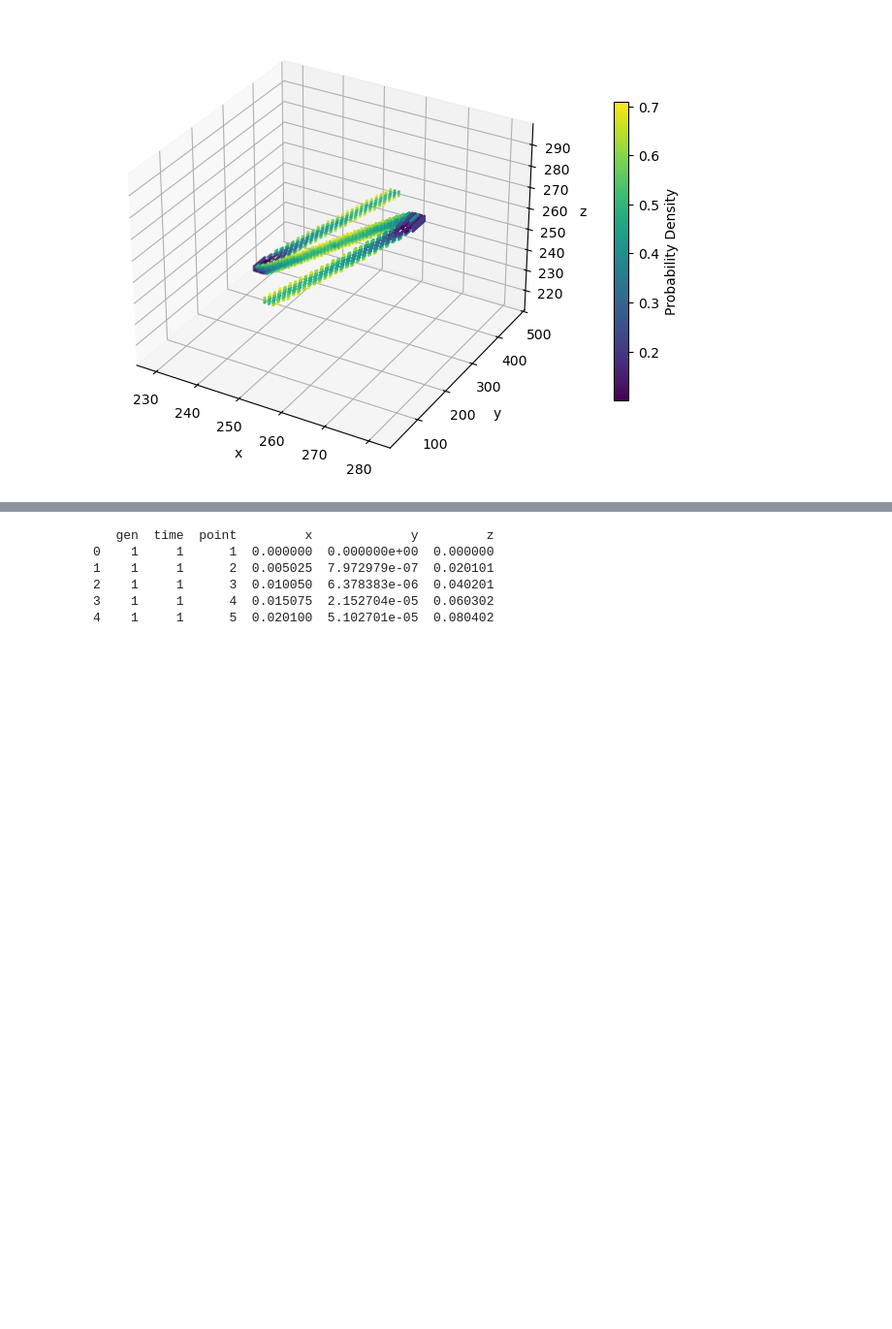
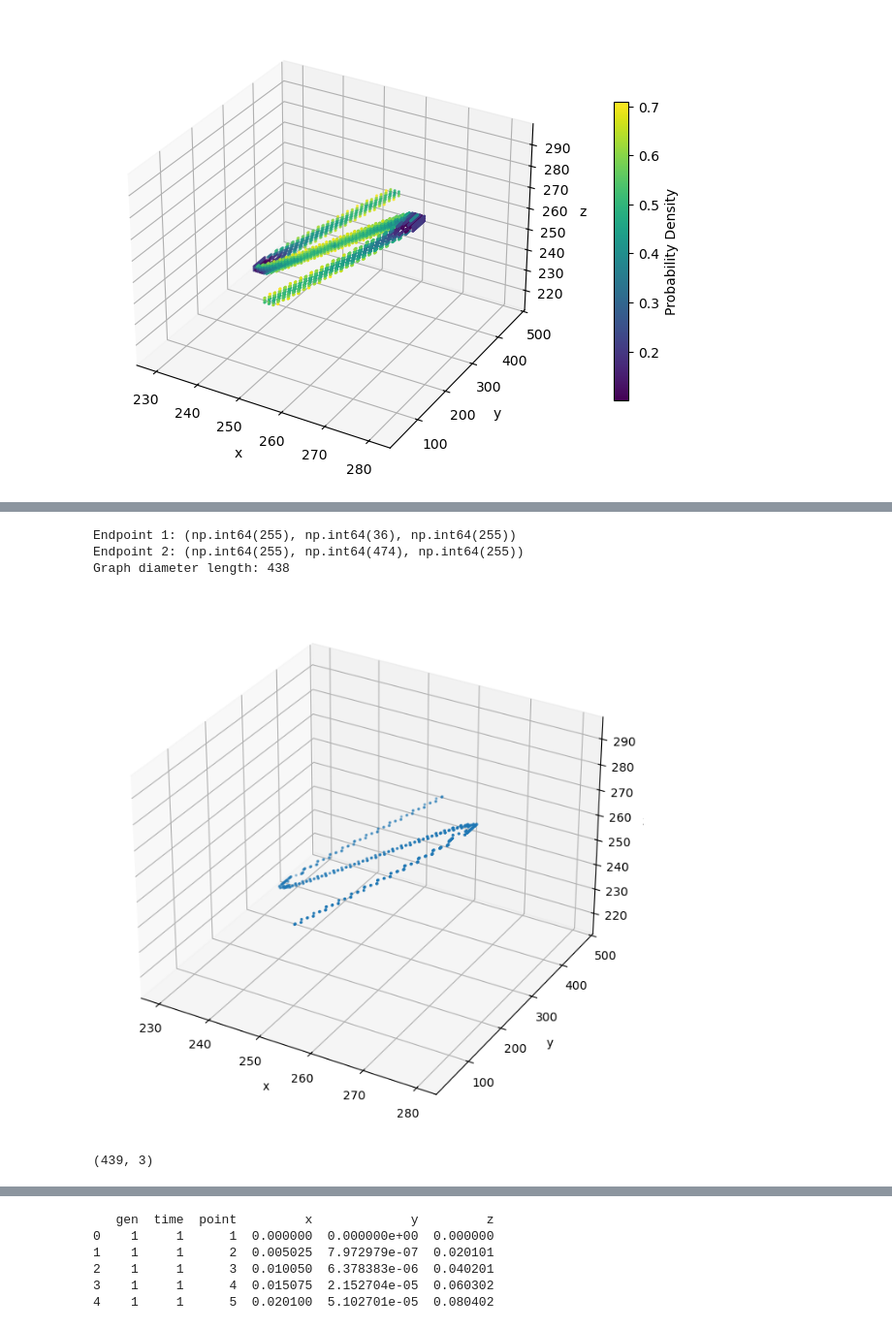
Before and after one commit to josef-lin/HFSP-dodder, a Jupyter notebook: src/data-reconstruction/probability-reconstruction.ipynb, the cells around one changed output, grey strips where cells are left out. Shown at 97% size. Cells and saved outputs as stored; diff of their text form; code cells hidden in the pictures; blank space fills up the shorter version.

```diff
--- a/src/data-reconstruction/probability-reconstruction.ipynb
+++ b/src/data-reconstruction/probability-reconstruction.ipynb
@@ -415,0 +203,11 @@ curve_phys = np.column_stack([
+# %%
+from scipy import ndimage
+
+labels, n = ndimage.label(mask)
+
+sizes = ndimage.sum(mask, labels, range(1, n+1))
+largest = np.argmax(sizes) + 1
+
+mask = labels == largest
+
+D = ndimage.distance_transform_edt(mask)
@@ -415,0 +348,38 @@ curve_phys = np.column_stack([
+# %%
+# any foreground voxel
+start = np.argwhere(mask)[0]
+
+# first BFS
+p1, _, _ = bfs_farthest(mask, start)
+
+# second BFS
+p2, dist, parent = bfs_farthest(mask, p1)
+
+print("Endpoint 1:", p1)
+print("Endpoint 2:", p2)
+print("Graph diameter length:", dist[p2])
+# %% [output]
+Endpoint 1: (np.int64(255), np.int64(36), np.int64(255))
+Endpoint 2: (np.int64(255), np.int64(474), np.int64(255))
+Graph diameter length: 438
+# %%
+path = centered_geodesic(mask, D, p1, p2)
+
+fig = plt.figure(figsize=(10, 8))
+ax = fig.add_subplot(111, projection="3d")
+
+sc = ax.scatter(
+    path[:, 0],
+    path[:, 1],
+    path[:, 2],
+    s=2
+)
+
+ax.set_xlabel("x")
+ax.set_ylabel("y")
+ax.set_zlabel("z")
+
+plt.show()
+# %% [output]
+[figure, added]
+(439, 3)
```
Also changed, not shown: parts of 20 cells of this notebook.
